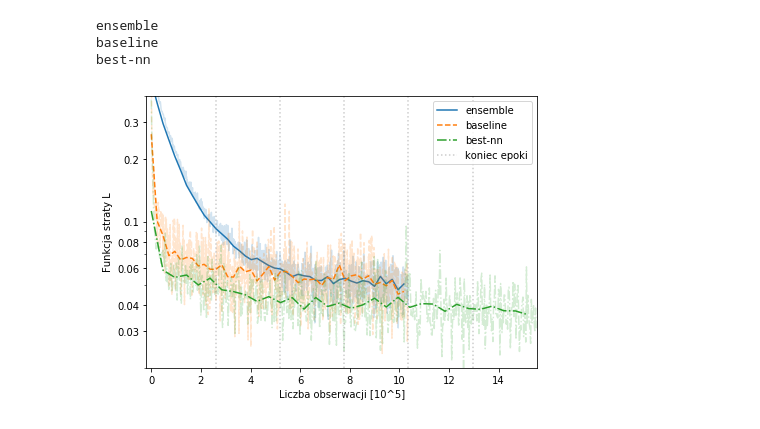
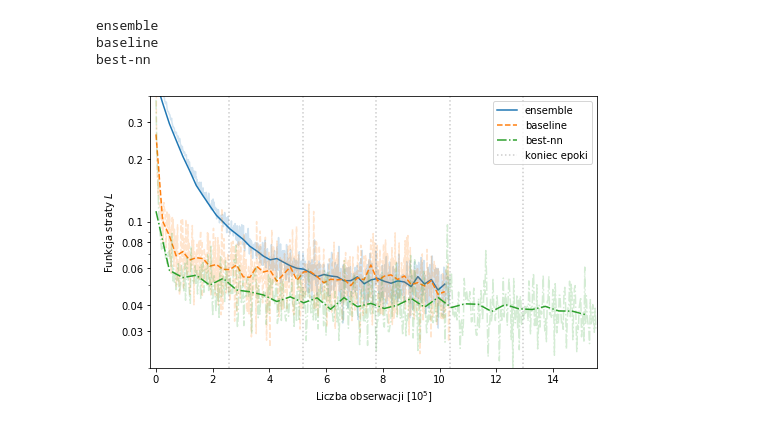
Before and after one commit to byrolew/licencjat, a Jupyter notebook: Loss_plots.ipynb, the cells around one changed output. Saved outputs shown, nothing was run; the diff lists cells and outputs as text; code cells hidden in the pictures.

```diff
--- a/Loss_plots.ipynb
+++ b/Loss_plots.ipynb
@@ -9,25 +15,30 @@ from make_plots import get_data
 pred_dict = {
     "ensemble": "models/pred_only_disc.npy",
     "baseline": "models/pred_whole_data.npy",
-    "baseline bez_disc": "models/pred_without_disc.npy",
+#     "baseline bez_disc": "models/pred_without_disc.npy",
     "XGBoost": "models/pred_xgb_whole_data.npy",
-    "XGBoost bez_disc": "models/pred_xgb_without_disc.npy",
+#     "XGBoost bez_disc": "models/pred_xgb_without_disc.npy",
     "best-nn": "models/pred_new_whole_data.npy",
-    "best-nn bez klasyfikatorów": "models/pred_new_without_disc.npy",
-    "best-nn bez_disc": "models/pred_new_without_disc.npy",
-    "best-nn bez głównej zmiennej": "models/pred_new_without_BCI.npy",
+#     "best-nn bez klasyfikatorów": "models/pred_new_without_disc.npy",
+#     "best-nn bez_disc": "models/pred_new_without_disc.npy",
+#     "best-nn bez głównej zmiennej": "models/pred_new_without_BCI.npy",
 }
 # %%
 y_true, y_preds = get_data("htt_features_test.pkl", pred_dict)
 # %%
 for k, v in y_preds.items():
+    print(k)
     v = np.squeeze(np.array(v))
+    plt.figure(figsize=(5, 4))
     ax = plt.subplot()
     ax.set_yscale("log")
-    sns.kdeplot(v[np.squeeze(y_true) == 1], label="Sygnał", shade=True)
-    sns.kdeplot(v[np.squeeze(y_true) == 0], linestyle="dashed", label="Tło", shade=True)
-    plt.xlabel(k)
+    sns.kdeplot(v[np.squeeze(y_true) == 1], label="Sygnał", shade=True, gridsize=100)
+    sns.kdeplot(v[np.squeeze(y_true) == 0], linestyle="dashed", label="Tło", shade=True, gridsize=100)
+    plt.xlabel("Odpowiedź modelu")
     plt.ylabel("Gęstość")
+    plt.xlim((0, 1))
+    plt.ylim((1e-4, 1e2))
+    plt.legend(loc=3)
+    plt.savefig("praca/density_" + k + ".png", dpi=500)
     plt.show()
-    break
 # %% [output]
@@ -61,7 +78,7 @@ for k, v in loss_dict.items():
     val_loss2 = np.mean(val_loss.reshape(-1, mean_n2), axis=1)
     val_loss = np.mean(val_loss.reshape(-1, mean_n), axis=1)
     print(k)
-    plt.figure(figsize=(7, 5))
+    plt.figure(figsize=(5, 4))
     plt.semilogy(np.arange(len(train_loss))*mean_n*batch_dict[k]/mult, train_loss,
                  alpha=0.2, linestyle="--")
     plt.semilogy(np.arange(len(val_loss))*mean_n*batch_dict[k]/mult, val_loss, alpha=0.2)
@@ -79,8 +96,8 @@ for k, v in loss_dict.items():
 
     plt.ylim((2e-2, 4e-1))
     plt.xlim((-0.2, len(train_loss2)*mean_n2*batch_dict[k]/mult))
-    plt.xlabel("Liczba obserwacji [10^5]")
-    plt.ylabel("Funkcja straty L")
+    plt.xlabel("Liczba obserwacji " + r"$[10^5]$")
+    plt.ylabel("Funkcja straty " + r"$L$")
     plt.yticks([3e-2, 4e-2, 6e-2, 8e-2, 1e-1, 2e-1, 3e-1],
                [3e-2, 4e-2, 6e-2, 8e-2, 1e-1, 2e-1, 3e-1])
     plt.legend()
@@ -96,5 +113,5 @@ best-nn
 # %%
-plt.figure(figsize=(7, 5))
+plt.figure(figsize=(8, 5))
 linestyles = ["-", "--", "-."]
 for j, (k, v) in enumerate(loss_dict.items()):
     mean_n = 11
@@ -104,33 +121,33 @@ for j, (k, v) in enumerate(loss_dict.items()):
     length = len(train_loss)*batch_dict[k]
     train_loss2 = np.mean(train_loss.reshape(-1, mean_n2), axis=1)
     train_loss = np.mean(train_loss.reshape(-1, mean_n), axis=1)
 
     val_loss = np.squeeze(np.load("models/val_losses_" + v))
     val_loss2 = np.mean(val_loss.reshape(-1, mean_n2), axis=1)
     val_loss = np.mean(val_loss.reshape(-1, mean_n), axis=1)
     print(k)
     plt.semilogy(np.arange(len(val_loss))*mean_n*batch_dict[k]/mult,
                  val_loss, alpha=0.2, linestyle=linestyles[j])
     plt.semilogy(np.arange(len(val_loss2))*(mean_n2+1)*batch_dict[k]/mult,
                  val_loss2, color="C" + str(j), label=k, linestyle=linestyles[j])
 
 for i in range(1, int(length/259042)):
     label = ""
     if i == 1:
         label = "koniec epoki"
     plt.axvline((i*259042/mult), alpha=0.4, color="grey", label=label, linestyle=":")
 
 plt.ylim((2e-2, 4e-1))
 plt.xlim((-0.2, len(train_loss2)*mean_n2*batch_dict[k]/mult))
-plt.xlabel("Liczba obserwacji [10^5]")
-plt.ylabel("Funkcja straty L")
+plt.xlabel("Liczba obserwacji " + r"$[10^5]$")
+plt.ylabel("Funkcja straty " + r"$L$")
 plt.yticks([3e-2, 4e-2, 6e-2, 8e-2, 1e-1, 2e-1, 3e-1],
            [3e-2, 4e-2, 6e-2, 8e-2, 1e-1, 2e-1, 3e-1])
 plt.legend()
 plt.savefig("praca/loss_all.png", dpi=500)
 plt.show()
 # %% [output]
 ensemble
 baseline
 best-nn
-[figure, old version]
+[figure, new version]
```
Also changed, not shown: parts of 5 cells of this notebook, 57 other files.
